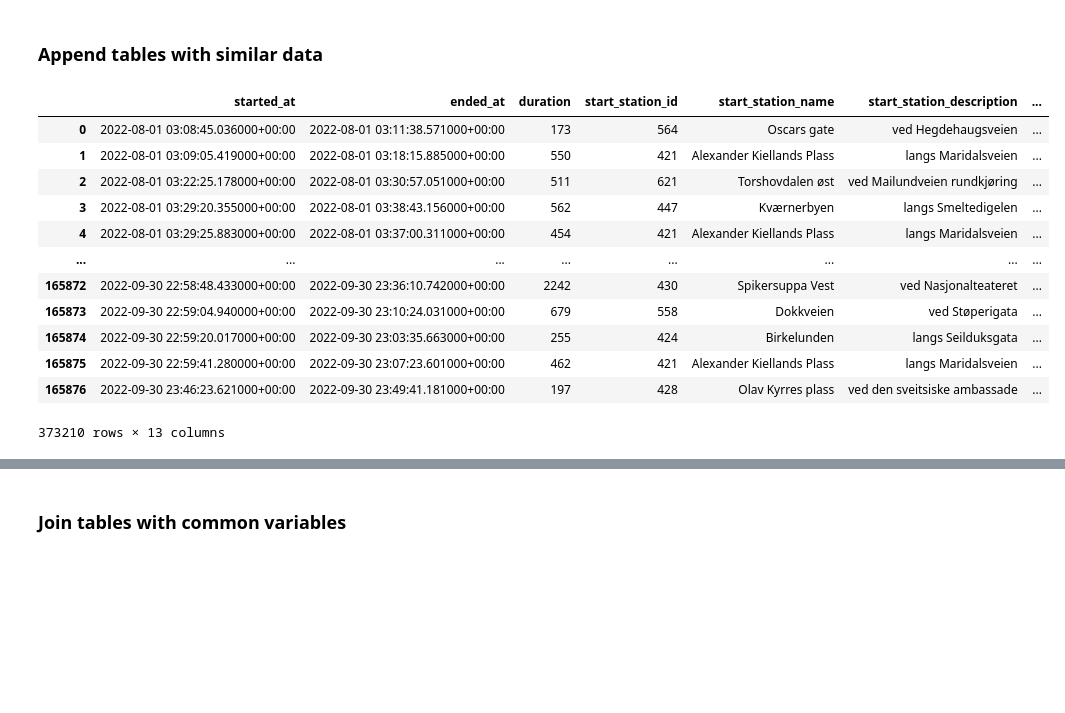
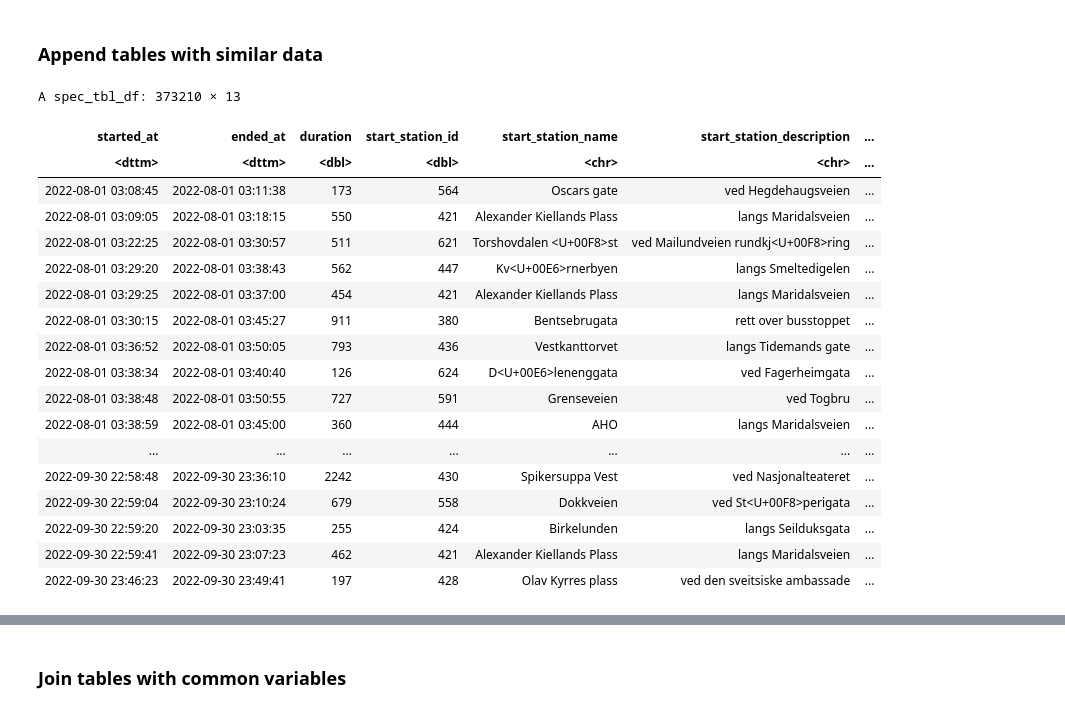
Before and after one commit to auroravoje/intro_data_processing, a Jupyter notebook: R/planR.ipynb, the cells around one changed output, grey strips where cells are left out. Drawn from its saved outputs; the diff is of its cells as text; code cells hidden in the pictures; blank space fills up the shorter version.

```diff
--- a/R/planR.ipynb
+++ b/R/planR.ipynb
@@ -1386,21 +1371,29 @@ data_sept = read_csv(paste(data_path,"09.csv",sep=""))
 # %% [markdown]
 ### Append tables with similar data
 # %%
-data_aug %>% bind_rows(data_sept) %>% View()
+data_aug %>%
+    bind_rows(data_sept) %>%
+    View()
 # %% [output]
+A spec_tbl_df: 373210 × 13
-|  | started_at | ended_at | duration | start_station_id | start_station_name | start_station_description | ... |
-| 0 | 2022-08-01 03:08:45.036000+00:00 | 2022-08-01 03:11:38.571000+00:00 | 173 | 564 | Oscars gate | ved Hegdehaugsveien | ... |
-| 1 | 2022-08-01 03:09:05.419000+00:00 | 2022-08-01 03:18:15.885000+00:00 | 550 | 421 | Alexander Kiellands Plass | langs Maridalsveien | ... |
-| 2 | 2022-08-01 03:22:25.178000+00:00 | 2022-08-01 03:30:57.051000+00:00 | 511 | 621 | Torshovdalen øst | ved Mailundveien rundkjøring | ... |
-| 3 | 2022-08-01 03:29:20.355000+00:00 | 2022-08-01 03:38:43.156000+00:00 | 562 | 447 | Kværnerbyen | langs Smeltedigelen | ... |
-| 4 | 2022-08-01 03:29:25.883000+00:00 | 2022-08-01 03:37:00.311000+00:00 | 454 | 421 | Alexander Kiellands Plass | langs Maridalsveien | ... |
-| ... | ... | ... | ... | ... | ... | ... | ... |
-| 165872 | 2022-09-30 22:58:48.433000+00:00 | 2022-09-30 23:36:10.742000+00:00 | 2242 | 430 | Spikersuppa Vest | ved Nasjonalteateret | ... |
-| 165873 | 2022-09-30 22:59:04.940000+00:00 | 2022-09-30 23:10:24.031000+00:00 | 679 | 558 | Dokkveien | ved Støperigata | ... |
-| 165874 | 2022-09-30 22:59:20.017000+00:00 | 2022-09-30 23:03:35.663000+00:00 | 255 | 424 | Birkelunden | langs Seilduksgata | ... |
-| 165875 | 2022-09-30 22:59:41.280000+00:00 | 2022-09-30 23:07:23.601000+00:00 | 462 | 421 | Alexander Kiellands Plass | langs Maridalsveien | ... |
-| 165876 | 2022-09-30 23:46:23.621000+00:00 | 2022-09-30 23:49:41.181000+00:00 | 197 | 428 | Olav Kyrres plass | ved den sveitsiske ambassade | ... |
+| started_at | ended_at | duration | start_station_id | start_station_name | start_station_description | ... |
+| <dttm> | <dttm> | <dbl> | <dbl> | <chr> | <chr> | ... |
+| 2022-08-01 03:08:45 | 2022-08-01 03:11:38 | 173 | 564 | Oscars gate | ved Hegdehaugsveien | ... |
+| 2022-08-01 03:09:05 | 2022-08-01 03:18:15 | 550 | 421 | Alexander Kiellands Plass | langs Maridalsveien | ... |
+| 2022-08-01 03:22:25 | 2022-08-01 03:30:57 | 511 | 621 | Torshovdalen <U+00F8>st | ved Mailundveien rundkj<U+00F8>ring | ... |
+| 2022-08-01 03:29:20 | 2022-08-01 03:38:43 | 562 | 447 | Kv<U+00E6>rnerbyen | langs Smeltedigelen | ... |
+| 2022-08-01 03:29:25 | 2022-08-01 03:37:00 | 454 | 421 | Alexander Kiellands Plass | langs Maridalsveien | ... |
+| 2022-08-01 03:30:15 | 2022-08-01 03:45:27 | 911 | 380 | Bentsebrugata | rett over busstoppet | ... |
+| 2022-08-01 03:36:52 | 2022-08-01 03:50:05 | 793 | 436 | Vestkanttorvet | langs Tidemands gate | ... |
+| 2022-08-01 03:38:34 | 2022-08-01 03:40:40 | 126 | 624 | D<U+00E6>lenenggata | ved Fagerheimgata | ... |
+| 2022-08-01 03:38:48 | 2022-08-01 03:50:55 | 727 | 591 | Grenseveien | ved Togbru | ... |
+| 2022-08-01 03:38:59 | 2022-08-01 03:45:00 | 360 | 444 | AHO | langs Maridalsveien | ... |
+| ... | ... | ... | ... | ... | ... | ... |
+| 2022-09-30 22:58:48 | 2022-09-30 23:36:10 | 2242 | 430 | Spikersuppa Vest | ved Nasjonalteateret | ... |
+| 2022-09-30 22:59:04 | 2022-09-30 23:10:24 | 679 | 558 | Dokkveien | ved St<U+00F8>perigata | ... |
+| 2022-09-30 22:59:20 | 2022-09-30 23:03:35 | 255 | 424 | Birkelunden | langs Seilduksgata | ... |
+| 2022-09-30 22:59:41 | 2022-09-30 23:07:23 | 462 | 421 | Alexander Kiellands Plass | langs Maridalsveien | ... |
+| 2022-09-30 23:46:23 | 2022-09-30 23:49:41 | 197 | 428 | Olav Kyrres plass | ved den sveitsiske ambassade | ... |
-373210 rows × 13 columns
 # %%
 # %% read in multiple files:
 list_of_files <- list.files(path = data_path,
```
Also changed, not shown: parts of 112 cells of this notebook, 2 other files.
